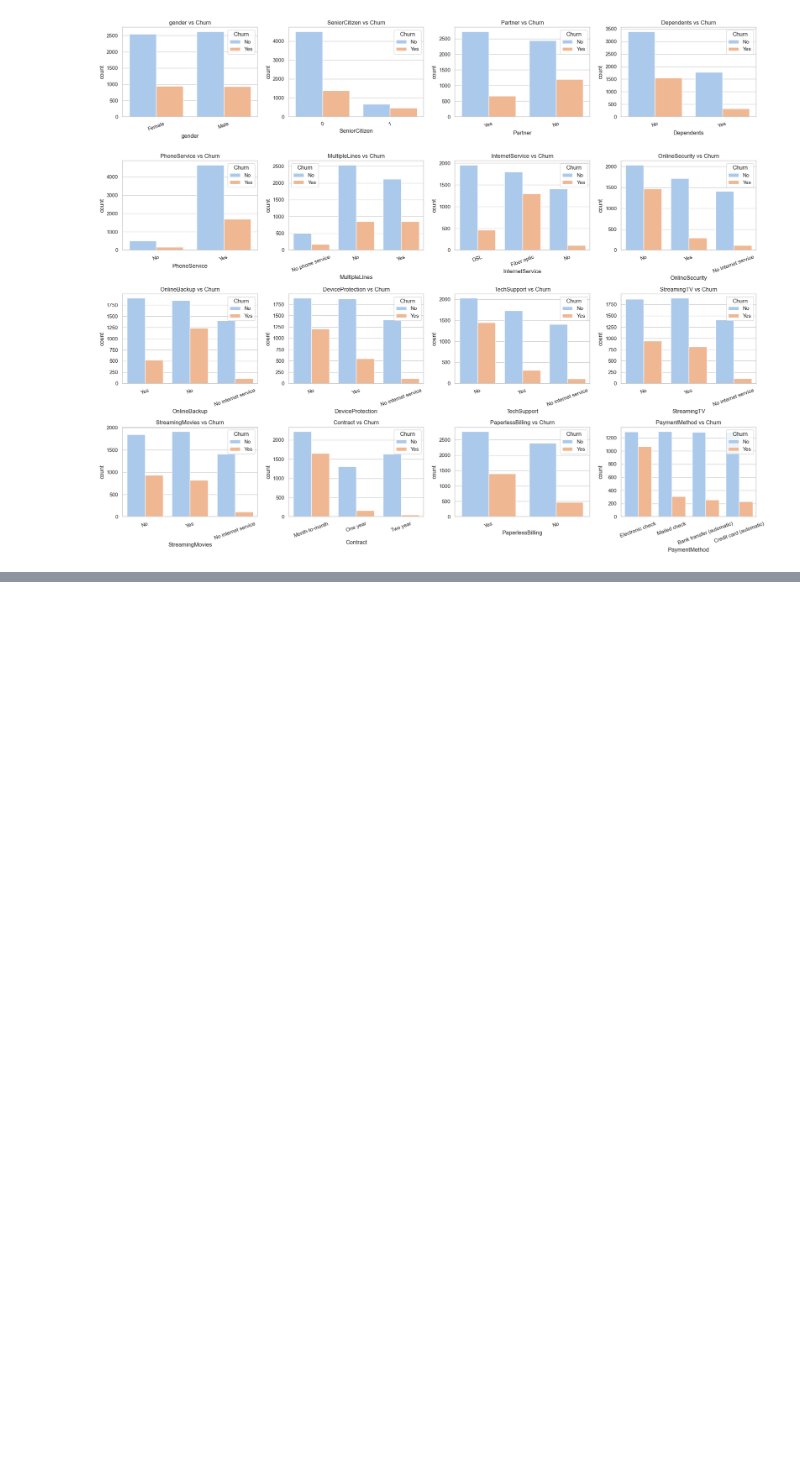
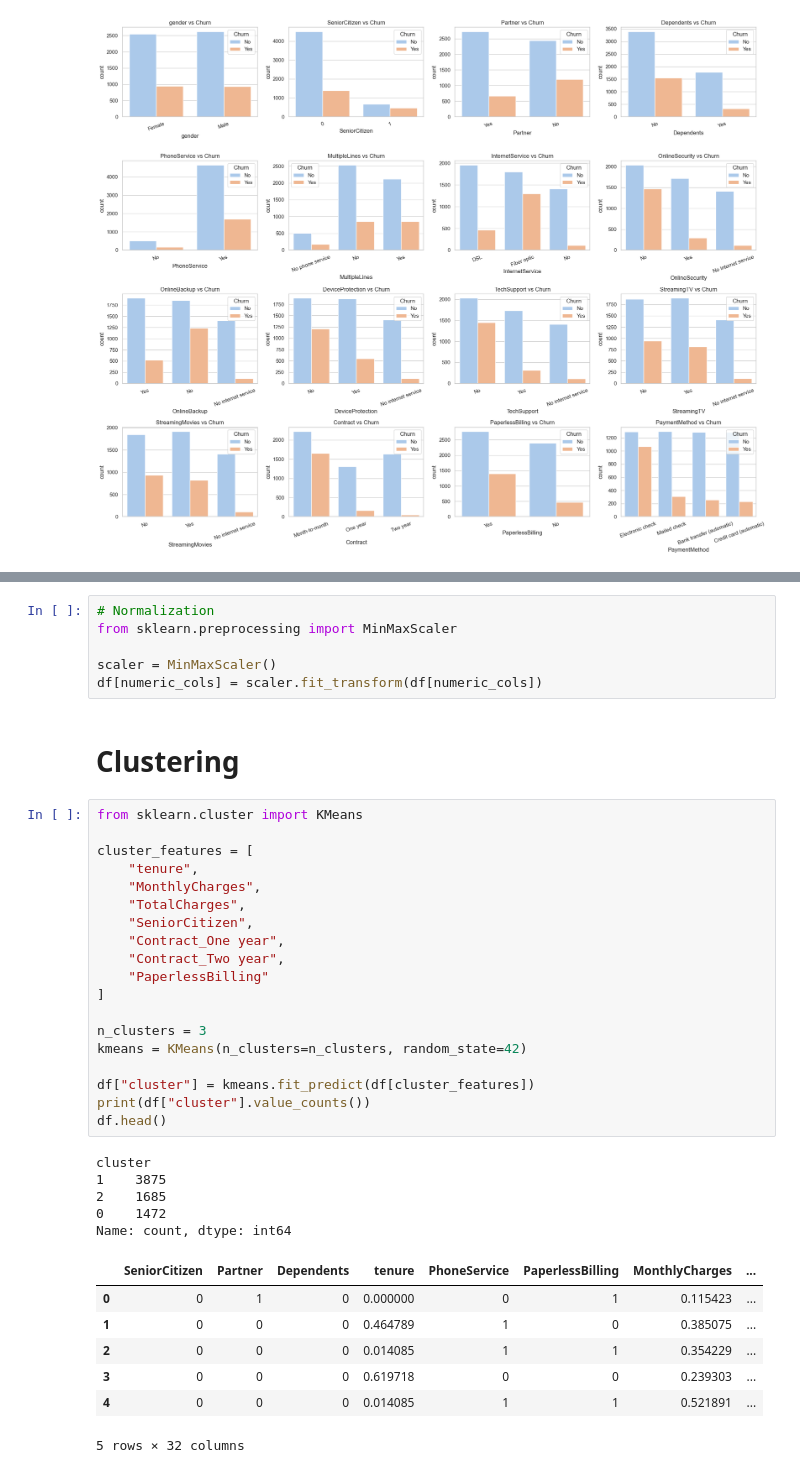
Before and after one commit to MinaMehdipoor/Telco-churn-prediction, a Jupyter notebook: main.ipynb, the cells around one changed output, grey strips where cells are left out. Drawn from its saved outputs; the diff is of its cells as text; blank space fills up the shorter version.

Commit message:
Preprocess

```diff
--- a/main.ipynb
+++ b/main.ipynb
@@ -190,0 +264,40 @@ Mailed check               0.807980  0.192020
+# %%
+# Normalization
+from sklearn.preprocessing import MinMaxScaler
+
+scaler = MinMaxScaler()
+df[numeric_cols] = scaler.fit_transform(df[numeric_cols])
+# %% [markdown]
+# Clustering
+# %%
+from sklearn.cluster import KMeans
+
+cluster_features = [
+    "tenure",
+    "MonthlyCharges",
+    "TotalCharges",
+    "SeniorCitizen",
+    "Contract_One year",
+    "Contract_Two year",
+    "PaperlessBilling"
+]
+
+n_clusters = 3
+kmeans = KMeans(n_clusters=n_clusters, random_state=42)
+
+df["cluster"] = kmeans.fit_predict(df[cluster_features])
+print(df["cluster"].value_counts())
+df.head()
+# %% [output]
+cluster
+1    3875
+2    1685
+0    1472
+Name: count, dtype: int64
+|  | SeniorCitizen | Partner | Dependents | tenure | PhoneService | PaperlessBilling | MonthlyCharges | ... |
+| 0 | 0 | 1 | 0 | 0.000000 | 0 | 1 | 0.115423 | ... |
+| 1 | 0 | 0 | 0 | 0.464789 | 1 | 0 | 0.385075 | ... |
+| 2 | 0 | 0 | 0 | 0.014085 | 1 | 1 | 0.354229 | ... |
+| 3 | 0 | 0 | 0 | 0.619718 | 0 | 0 | 0.239303 | ... |
+| 4 | 0 | 0 | 0 | 0.014085 | 1 | 1 | 0.521891 | ... |
+5 rows × 32 columns
```
Also changed, not shown: parts of 12 cells of this notebook.
